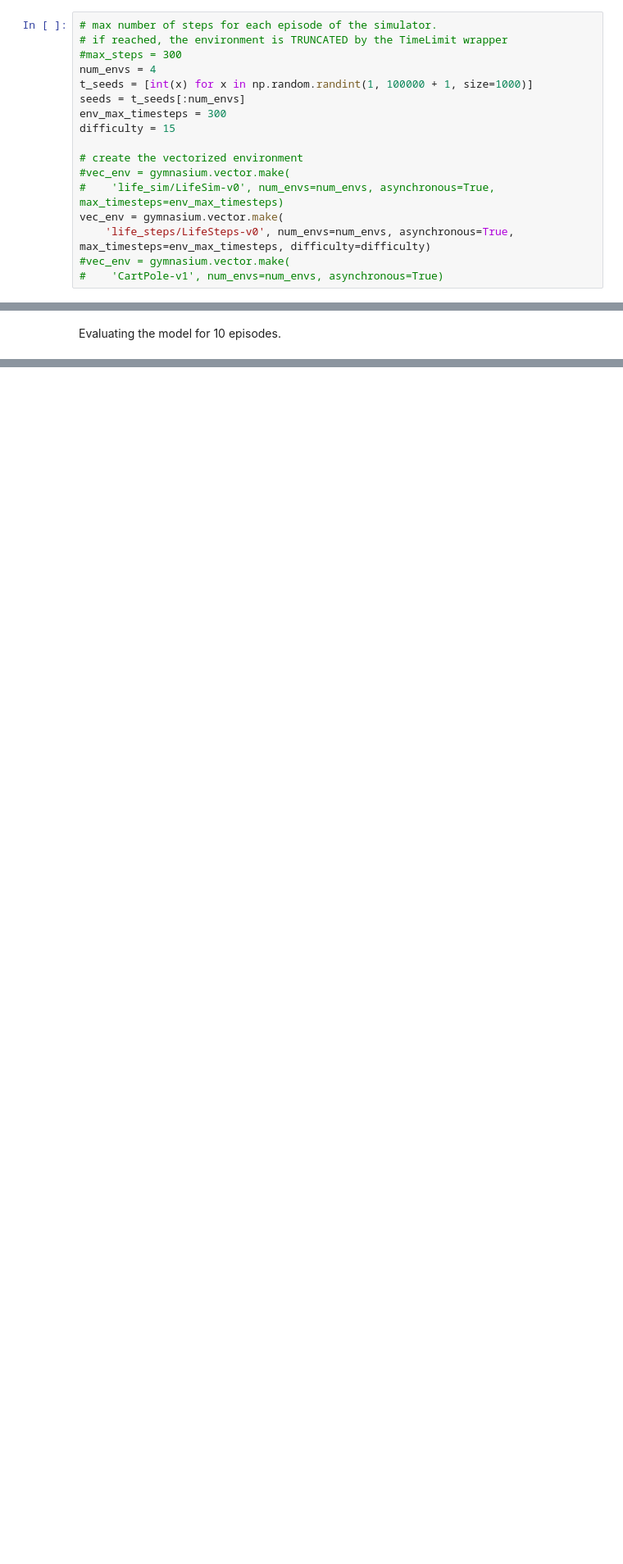
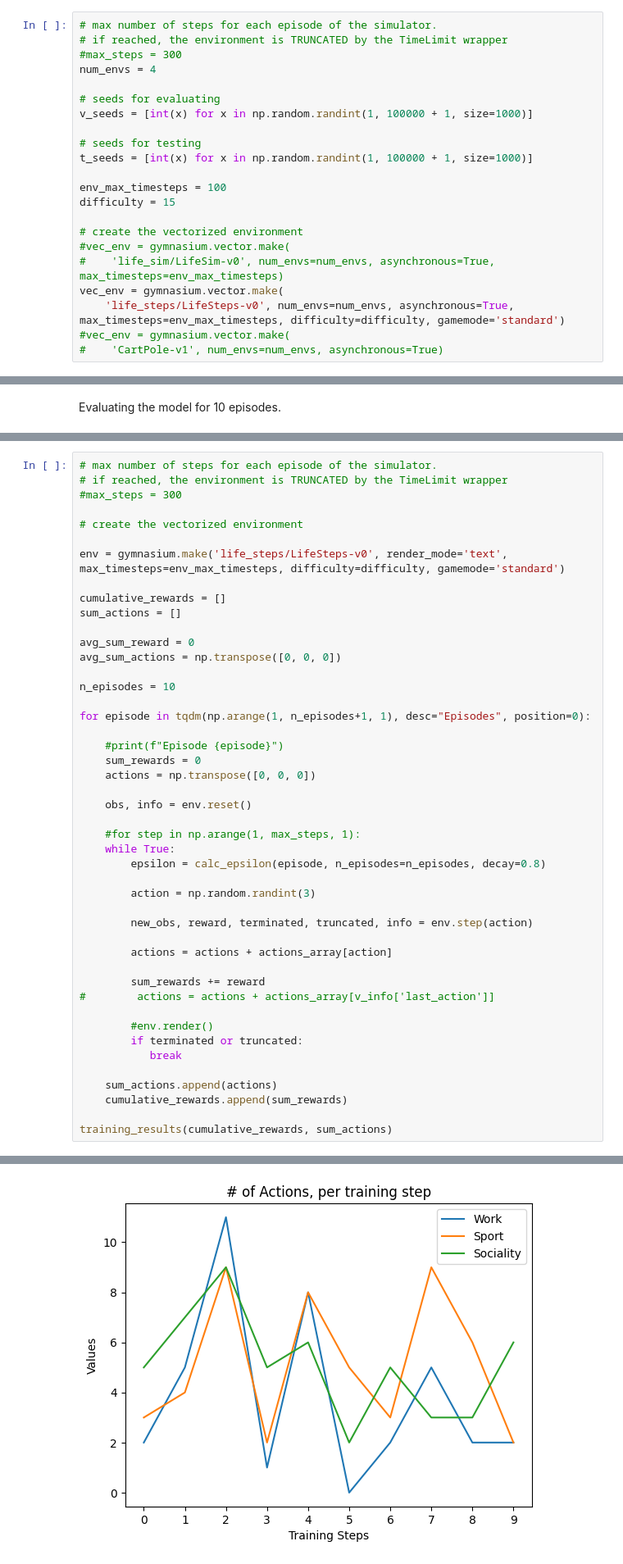
Before and after one commit to ancaah/lifesteps-ppo, a Jupyter notebook: multienv.ipynb, the cells around one changed output, grey strips where cells are left out. Shown at 82% size. Drawn from its saved outputs; the diff is of its cells as text; blank space fills up the shorter version.

Commit message:
now functioning -standard- gamemode

```diff
--- a/multienv.ipynb
+++ b/multienv.ipynb
@@ -344,16 +344,21 @@ session = InteractiveSession(config=config)
 # if reached, the environment is TRUNCATED by the TimeLimit wrapper
 #max_steps = 300
 num_envs = 4
+
+# seeds for evaluating
+v_seeds = [int(x) for x in np.random.randint(1, 100000 + 1, size=1000)]
+
+# seeds for testing
 t_seeds = [int(x) for x in np.random.randint(1, 100000 + 1, size=1000)]
-seeds = t_seeds[:num_envs]
-env_max_timesteps = 300
+
+env_max_timesteps = 100
 difficulty = 15
 
 # create the vectorized environment
 #vec_env = gymnasium.vector.make(
 #    'life_sim/LifeSim-v0', num_envs=num_envs, asynchronous=True, max_timesteps=env_max_timesteps)
 vec_env = gymnasium.vector.make(
-    'life_steps/LifeSteps-v0', num_envs=num_envs, asynchronous=True, max_timesteps=env_max_timesteps, difficulty=difficulty)
+    'life_steps/LifeSteps-v0', num_envs=num_envs, asynchronous=True, max_timesteps=env_max_timesteps, difficulty=difficulty, gamemode='standard')
 #vec_env = gymnasium.vector.make(
 #    'CartPole-v1', num_envs=num_envs, asynchronous=True)
 # %%
@@ -833,0 +674,47 @@ training_results(cumulative_rewards, sum_actions)
+# %%
+# max number of steps for each episode of the simulator.
+# if reached, the environment is TRUNCATED by the TimeLimit wrapper
+#max_steps = 300
+
+# create the vectorized environment
+
+env = gymnasium.make('life_steps/LifeSteps-v0', render_mode='text', max_timesteps=env_max_timesteps, difficulty=difficulty, gamemode='standard')
+
+cumulative_rewards = []
+sum_actions = []
+
+avg_sum_reward = 0
+avg_sum_actions = np.transpose([0, 0, 0])
+
+n_episodes = 10
+
+for episode in tqdm(np.arange(1, n_episodes+1, 1), desc="Episodes", position=0):
+
+    #print(f"Episode {episode}")
+    sum_rewards = 0
+    actions = np.transpose([0, 0, 0])
+
+    obs, info = env.reset()
+
+    #for step in np.arange(1, max_steps, 1):
+    while True:
+        epsilon = calc_epsilon(episode, n_episodes=n_episodes, decay=0.8)
+
+        action = np.random.randint(3)
+
+        new_obs, reward, terminated, truncated, info = env.step(action)
+
+        actions = actions + actions_array[action]
+
+        sum_rewards += reward
+#        actions = actions + actions_array[v_info['last_action']]
+
+        #env.render()
+        if terminated or truncated:
+           break
+
+    sum_actions.append(actions)
+    cumulative_rewards.append(sum_rewards)
+
+training_results(cumulative_rewards, sum_actions)
+# %% [output]
@@ -833,0 +731 @@ training_results(cumulative_rewards, sum_actions)
+[figure, added]
```
Also changed, not shown: parts of 52 cells of this notebook.
